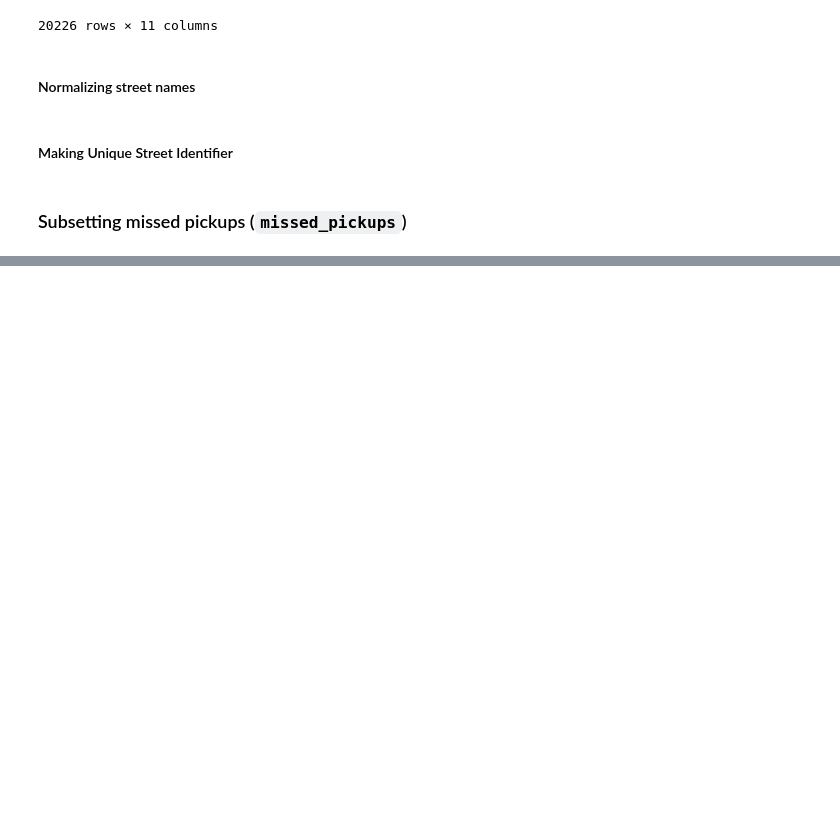
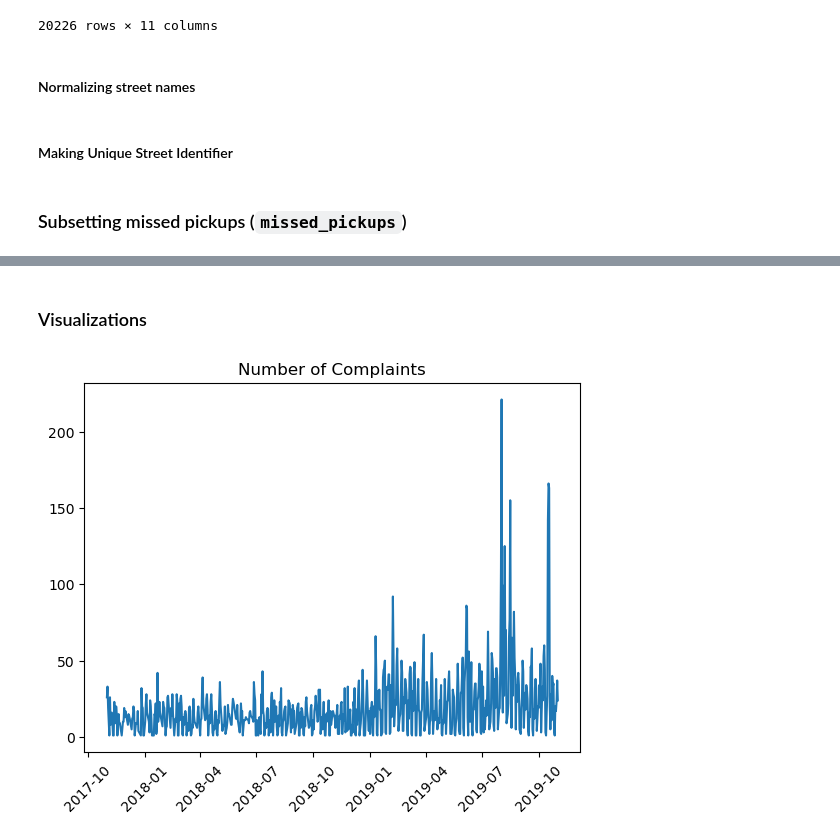
Before and after one commit to NSS-Data-Analytics-Cohort-17/trash-haulers-japan, a Jupyter notebook: scripts/trash_eda_Matthew.ipynb, the cells around one changed output, grey strips where cells are left out. Saved outputs shown, nothing was run; the diff lists cells and outputs as text; code cells hidden in the pictures; blank space fills up the shorter version.

```diff
--- a/scripts/trash_eda_Matthew.ipynb
+++ b/scripts/trash_eda_Matthew.ipynb
@@ -61,3 +61,9 @@ missed_pickups = (trash_haulers.loc[
+# %%
+missed_pickups['Date Opened'] = pd.to_datetime(missed_pickups['Date Opened'])
+# %%
+missed_pickups['Year'] = missed_pickups['Date Opened'].dt.year
+# %%
+missed_pickups['Summer'] = missed_pickups['Date Opened'].dt.month.isin([6, 7 , 8])
 # %%
 missed_pickups.groupby('Trash Hauler')['Request Number'].count()
 # %% [output]
@@ -92,0 +144,2 @@ Name: count, dtype: int64
+# %% [markdown]
+### Visualizations
@@ -92,0 +148,10 @@ Name: count, dtype: int64
+# %%
+date_count = missed_pickups.groupby('Trash Hauler')['Date Opened'].value_counts().to_frame().reset_index()
+# %%
+ax = sns.lineplot(data = date_count[date_count['Trash Hauler'] == 'RED RIVER'], x='Date Opened', y='count')
+ax.xaxis.set_major_locator(mdates.MonthLocator(interval=3))
+ax.set(title='Number of Complaints', xlabel='', ylabel='')
+plt.xticks(rotation = 45)
+plt.show()
+# %% [output]
+[figure, added]
```
Also changed, not shown: parts of 21 cells of this notebook, 6 other files.
